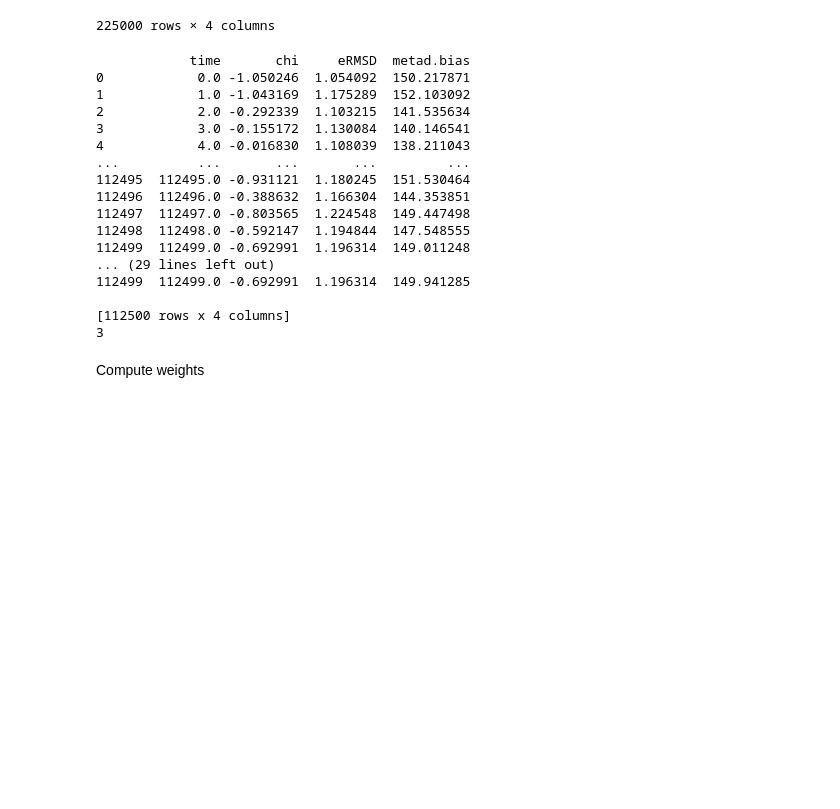
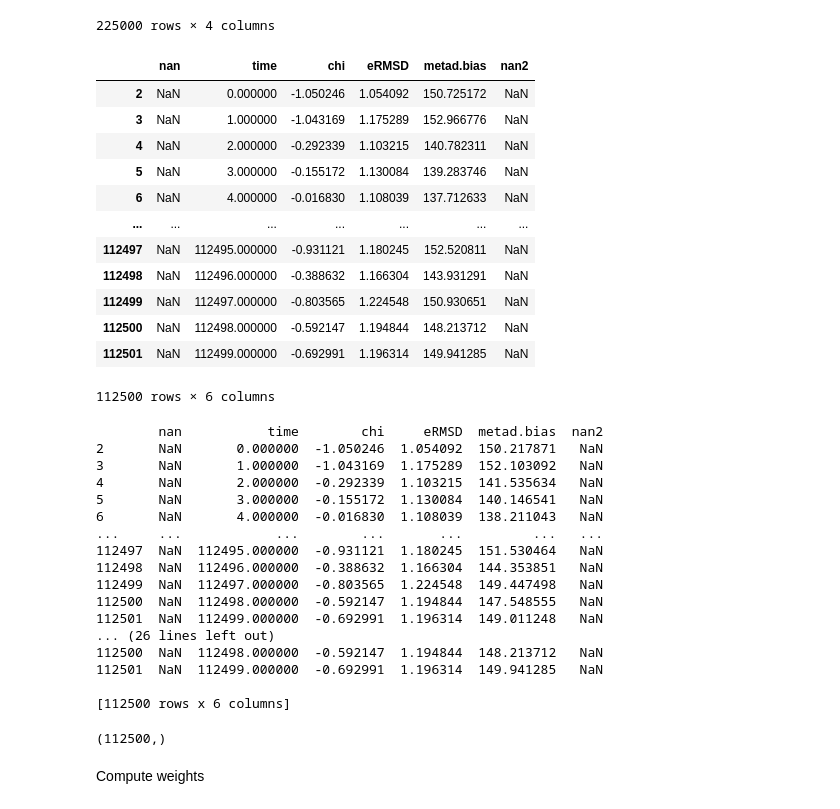
Before and after one commit to Tomfersil/pH-integration, a Jupyter notebook: WHAM.ipynb, the cells around one changed output. Saved outputs shown, nothing was run; the diff lists cells and outputs as text; code cells hidden in the pictures; blank space fills up the shorter version.

Commit message:
do WHAM to get the canonical ensembles

```diff
--- a/WHAM.ipynb
+++ b/WHAM.ipynb
@@ -107,6 +107,26 @@ protdf
 | 224998 | 224998 | 04.00 | 1499980 | 0.0 |
 | 224999 | 224999 | 04.00 | 1500000 | 0.0 |
 225000 rows × 4 columns
+# %%
+df = pd.read_csv(f"{path}/TOTVAR_REWEIGHT_" + str(pH), sep=' ')[2:]
+
+
+
+df
+# %% [output]
+|  | nan | time | chi | eRMSD | metad.bias | nan2 |
+| 2 | NaN | 0.000000 | -1.050246 | 1.054092 | 150.725172 | NaN |
+| 3 | NaN | 1.000000 | -1.043169 | 1.175289 | 152.966776 | NaN |
+| 4 | NaN | 2.000000 | -0.292339 | 1.103215 | 140.782311 | NaN |
+| 5 | NaN | 3.000000 | -0.155172 | 1.130084 | 139.283746 | NaN |
+| 6 | NaN | 4.000000 | -0.016830 | 1.108039 | 137.712633 | NaN |
+| ... | ... | ... | ... | ... | ... | ... |
+| 112497 | NaN | 112495.000000 | -0.931121 | 1.180245 | 152.520811 | NaN |
+| 112498 | NaN | 112496.000000 | -0.388632 | 1.166304 | 143.931291 | NaN |
+| 112499 | NaN | 112497.000000 | -0.803565 | 1.224548 | 150.930651 | NaN |
+| 112500 | NaN | 112498.000000 | -0.592147 | 1.194844 | 148.213712 | NaN |
+| 112501 | NaN | 112499.000000 | -0.692991 | 1.196314 | 149.941285 | NaN |
+112500 rows × 6 columns
 # %%
 # Create necessary lists
 N       = []
@@ -122,7 +142,9 @@ path="Simulation-data/A3mer/"
 N = []
 for pH in pH_values:
     # Load each output of the concatenated trajectories as a distinct pH dataframe
-    df    = plumed.read_as_pandas(f"{path}/TOTVAR_REWEIGHT_" + str(pH))
+    # df    = plumed.read_as_pandas(f"{path}/TOTVAR_REWEIGHT_" + str(pH))
+    df = pd.read_csv(f"{path}/TOTVAR_REWEIGHT_" + str(pH), sep=' ')[2:]
+    df.columns = ['nan', 'time', 'chi', 'eRMSD', 'metad.bias', 'nan2']
     print(df)
     # Extract the bias and store it
     colpH = np.array(df["metad.bias"])
@@ -153,24 +175,21 @@ min = np.amin([lpH1,lpH2,lpH3])
 rtrj1 = lpH1/min
 rtrj2 = lpH2/min
 rtrj3 = lpH3/min
-
-# Get the final weights based on the bias matrix
-w = bussilab.wham.wham(bias,normalize=False, method='minimize',traj_weight = [rtrj1,rtrj2,rtrj3])
 # %% [output]
-            time       chi     eRMSD  metad.bias
-0            0.0 -1.050246  1.054092  150.217871
-1            1.0 -1.043169  1.175289  152.103092
-2            2.0 -0.292339  1.103215  141.535634
-3            3.0 -0.155172  1.130084  140.146541
-4            4.0 -0.016830  1.108039  138.211043
-...          ...       ...       ...         ...
-112495  112495.0 -0.931121  1.180245  151.530464
-112496  112496.0 -0.388632  1.166304  144.353851
-112497  112497.0 -0.803565  1.224548  149.447498
-112498  112498.0 -0.592147  1.194844  147.548555
-112499  112499.0 -0.692991  1.196314  149.011248
-... (29 lines left out)
-112499  112499.0 -0.692991  1.196314  149.941285
+        nan           time        chi     eRMSD  metad.bias  nan2
+2       NaN       0.000000  -1.050246  1.054092  150.217871   NaN
+3       NaN       1.000000  -1.043169  1.175289  152.103092   NaN
+4       NaN       2.000000  -0.292339  1.103215  141.535634   NaN
+5       NaN       3.000000  -0.155172  1.130084  140.146541   NaN
+6       NaN       4.000000  -0.016830  1.108039  138.211043   NaN
+...     ...            ...        ...       ...         ...   ...
+112497  NaN  112495.000000  -0.931121  1.180245  151.530464   NaN
+112498  NaN  112496.000000  -0.388632  1.166304  144.353851   NaN
+112499  NaN  112497.000000  -0.803565  1.224548  149.447498   NaN
+112500  NaN  112498.000000  -0.592147  1.194844  147.548555   NaN
+112501  NaN  112499.000000  -0.692991  1.196314  149.011248   NaN
+... (26 lines left out)
+112500  NaN  112498.000000  -0.592147  1.194844  148.213712   NaN
+112501  NaN  112499.000000  -0.692991  1.196314  149.941285   NaN
 
-[112500 rows x 4 columns]
-3
+[112500 rows x 6 columns]
@@ -177,3 +199,7 @@ w = bussilab.wham.wham(bias,normalize=False, method='minimize',traj_weight = [rt
+# %%
+wham_result.logW.shape
+# %% [output]
+(112500,)
 # %% [markdown]
 Compute weights
 # %%
```
Also changed, not shown: parts of 7 cells of this notebook.
